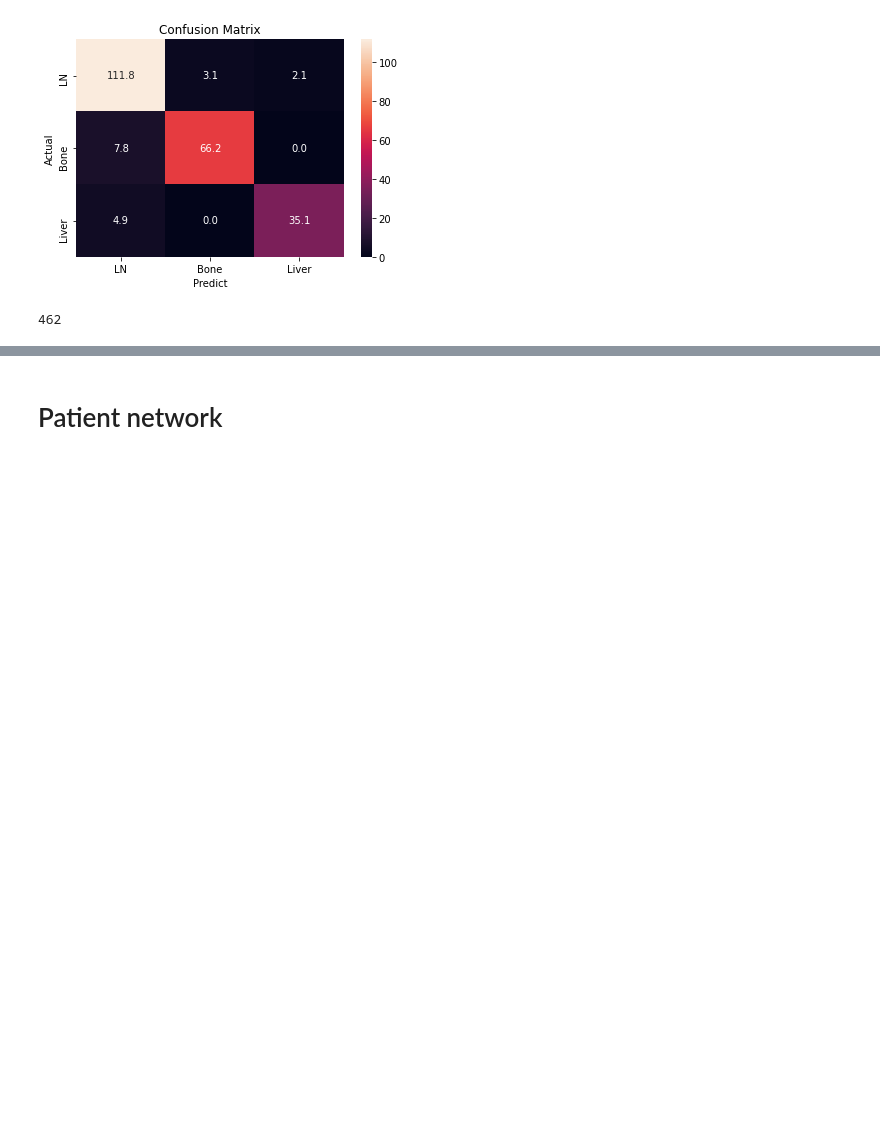
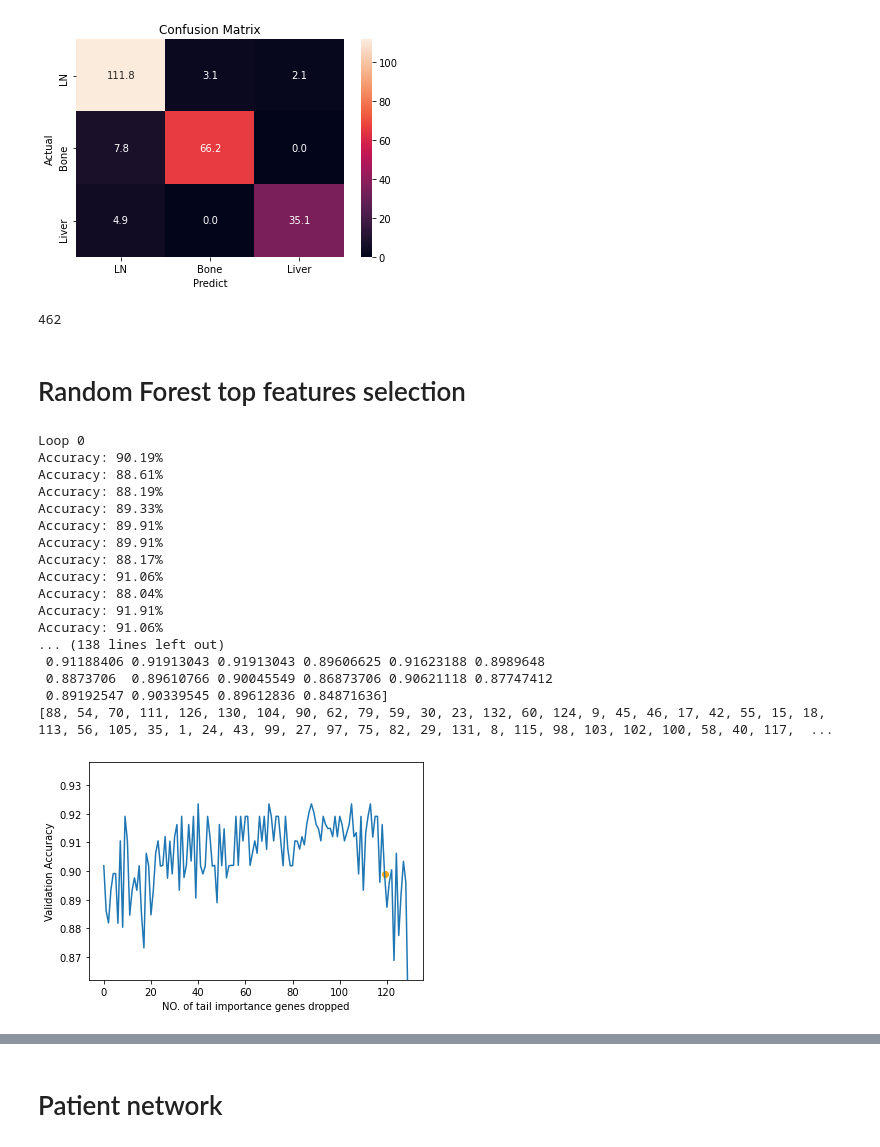
Before and after one commit to zcablii/Master_cancer_project, a Jupyter notebook: network&XGBoost.ipynb, the cells around one changed output, grey strips where cells are left out. Cells and saved outputs as stored; diff of their text form; code cells hidden in the pictures; blank space fills up the shorter version.

```diff
--- a/network&XGBoost.ipynb
+++ b/network&XGBoost.ipynb
@@ -775,3 +815,68 @@ weighted avg       0.92      0.92      0.92      2310
 len(y_pred)
 # %% [output]
 462
+# %% [markdown]
+# Random Forest top features selection
+# %%
+def drop_last_importance_gene(current_gene_X, drop_index):
+    res_X = current_gene_X.drop(columns=[drop_index])
+    return res_X
+
+lp_acc = []
+for lp in range(1):
+
+    print("Loop "+str(lp))
+    accs = []
+    gene_taken_off_sequence = []
+
+    X,y = data_preparation(filterd_data,True)
+
+    model = RandomForestClassifier()
+    model.fit(X, y)
+    # get importance
+    importance = model.feature_importances_
+    trace_list = list(range(len(importance)))
+    genes_df = pd.DataFrame({'index':trace_list,'importance':importance})
+    # print(genes_df)
+    genes_df = genes_df.sort_values(by='importance',axis=0,ascending=[False])
+    sorted_index_by_importance = list(genes_df['index'])
+
+    for i in range(130):
+        last_important_gene_id = sorted_index_by_importance.pop(-1)
+        gene_taken_off_sequence.append(last_important_gene_id)
+        trace_list.remove(last_important_gene_id)
+#         print(last_important_gene_id)
+        X = drop_last_importance_gene(X, last_important_gene_id)
+#         print(X.shape[1])
+        model = RandomForestClassifier()
+        kfold = KFold(n_splits=10)
+        results = cross_val_score(model, X, y, cv=kfold) # same data split for each loop
+        print("Accuracy: %.2f%%" % (results.mean()*100))
+        accs.append(results.mean())
+        model = RandomForestClassifier()
+        model.fit(X, y)
+        # get importance
+        importance = model.feature_importances_
+        genes_df = pd.DataFrame({'index':trace_list,'importance':importance})
+        genes_df = genes_df.sort_values(by='importance',axis=0,ascending=[False])
+        sorted_index_by_importance = list(genes_df['index'])
+    lp_acc.append(accs)
+# %% [output]
+Loop 0
+Accuracy: 90.19%
+Accuracy: 88.61%
+Accuracy: 88.19%
+Accuracy: 89.33%
+Accuracy: 89.91%
+Accuracy: 89.91%
+Accuracy: 88.17%
+Accuracy: 91.06%
+Accuracy: 88.04%
+Accuracy: 91.91%
+Accuracy: 91.06%
+... (138 lines left out)
+ 0.91188406 0.91913043 0.91913043 0.89606625 0.91623188 0.8989648
+ 0.8873706  0.89610766 0.90045549 0.86873706 0.90621118 0.87747412
+ 0.89192547 0.90339545 0.89612836 0.84871636]
+[88, 54, 70, 111, 126, 130, 104, 90, 62, 79, 59, 30, 23, 132, 60, 124, 9, 45, 46, 17, 42, 55, 15, 18, 113, 56, 105, 35, 1, 24, 43, 99, 27, 97, 75, 82, 29, 131, 8, 115, 98, 103, 102, 100, 58, 40, 117,  ...
+[figure, added]
```
Also changed, not shown: parts of 15 cells of this notebook.
